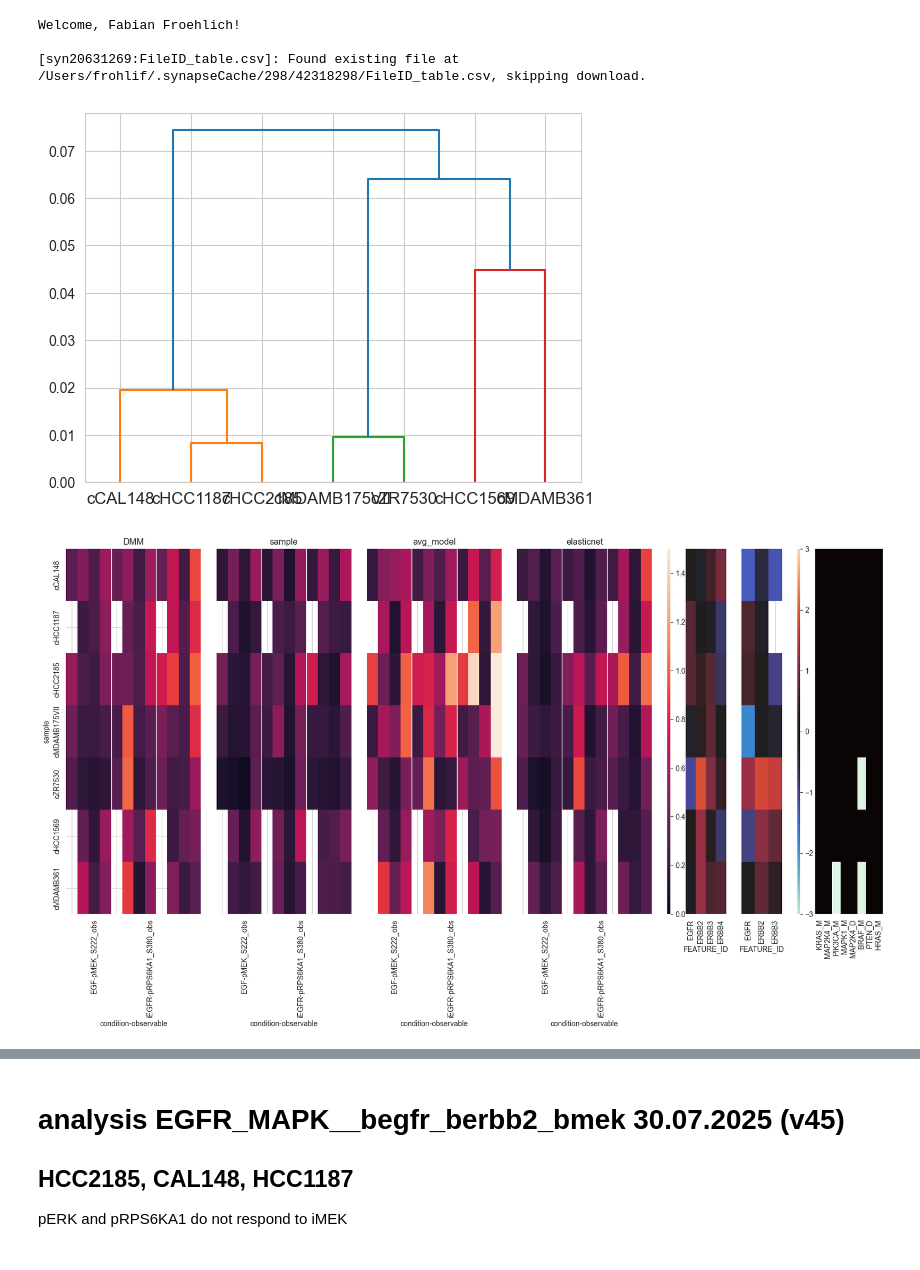
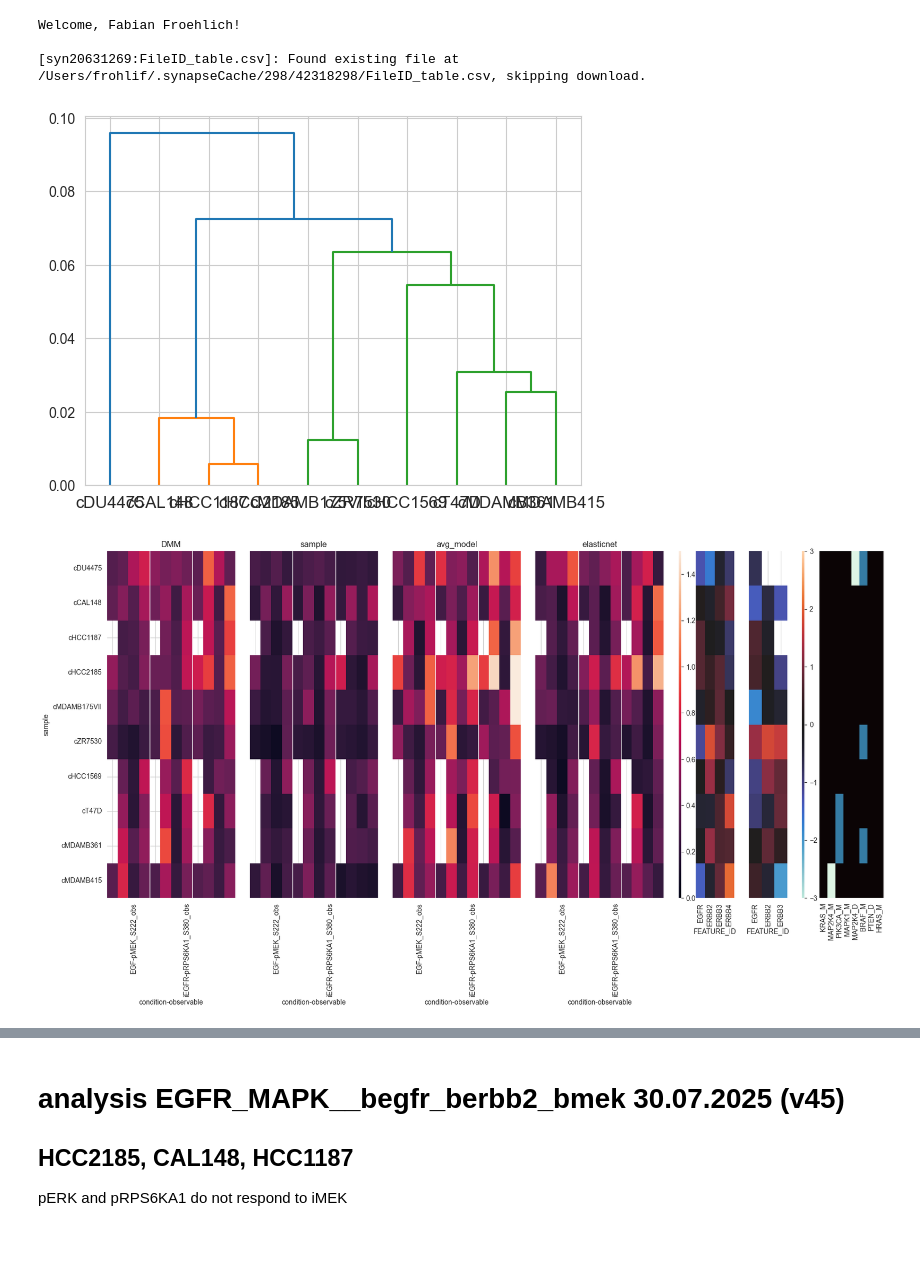
Before and after one commit to frohlich-lab/DeepMechanisticModels, a Jupyter notebook: analyse_rmse.ipynb, the cells around one changed output, grey strips where cells are left out. Drawn from its saved outputs; the diff is of its cells as text; code cells hidden in the pictures.

```diff
--- a/analyse_rmse.ipynb
+++ b/analyse_rmse.ipynb
@@ -54,9 +54,10 @@ from functools import partial
 dftrans = df_transcriptomics.pivot_table(index=petab.PREEQUILIBRATION_CONDITION_ID, values=petab.MEASUREMENT, columns='FEATURE_ID').apply(partial(zscore, nan_policy='omit'))
 dfprot = df_proteomics.pivot_table(index=petab.PREEQUILIBRATION_CONDITION_ID, values=petab.MEASUREMENT, columns='FEATURE_ID').apply(partial(zscore, nan_policy='omit'))
 # %%
-def plot_residuals(model):
+def plot_residuals(model, context):
     df = pd.read_csv(f'./eval/{model}/dream_cytof/by_cl_cond_obs.csv', index_col=0)
     df = df[np.isfinite(df.rmse)]
+    df = df[df.context == context]
 
     dfp = pd.pivot_table(df, index='sample', columns=['condition', 'observable', 'samples', 'ref'], values='rmse')
     dfp_dmm = dfp.loc[:, dfp.columns.get_level_values('ref') == 'DMM'].copy()
@@ -114,7 +115,7 @@ def plot_residuals(model):
     sns.heatmap(seqvar_df.loc[d['ivl']], ax=axes[8], yticklabels=False, cbar=False, cmap='mako')
     axes[8].set_ylabel('')
 # %%
-plot_residuals('EGFR_MAPK__logobs')
+plot_residuals('EGFR_MAPK__logobs', 'cytof_init')
 # %% [output]
-[figure, old version]
+[figure, new version]
-[figure, old version]
+[figure, new version]
```
Also changed, not shown: parts of 1 cell of this notebook, 2 other files.
